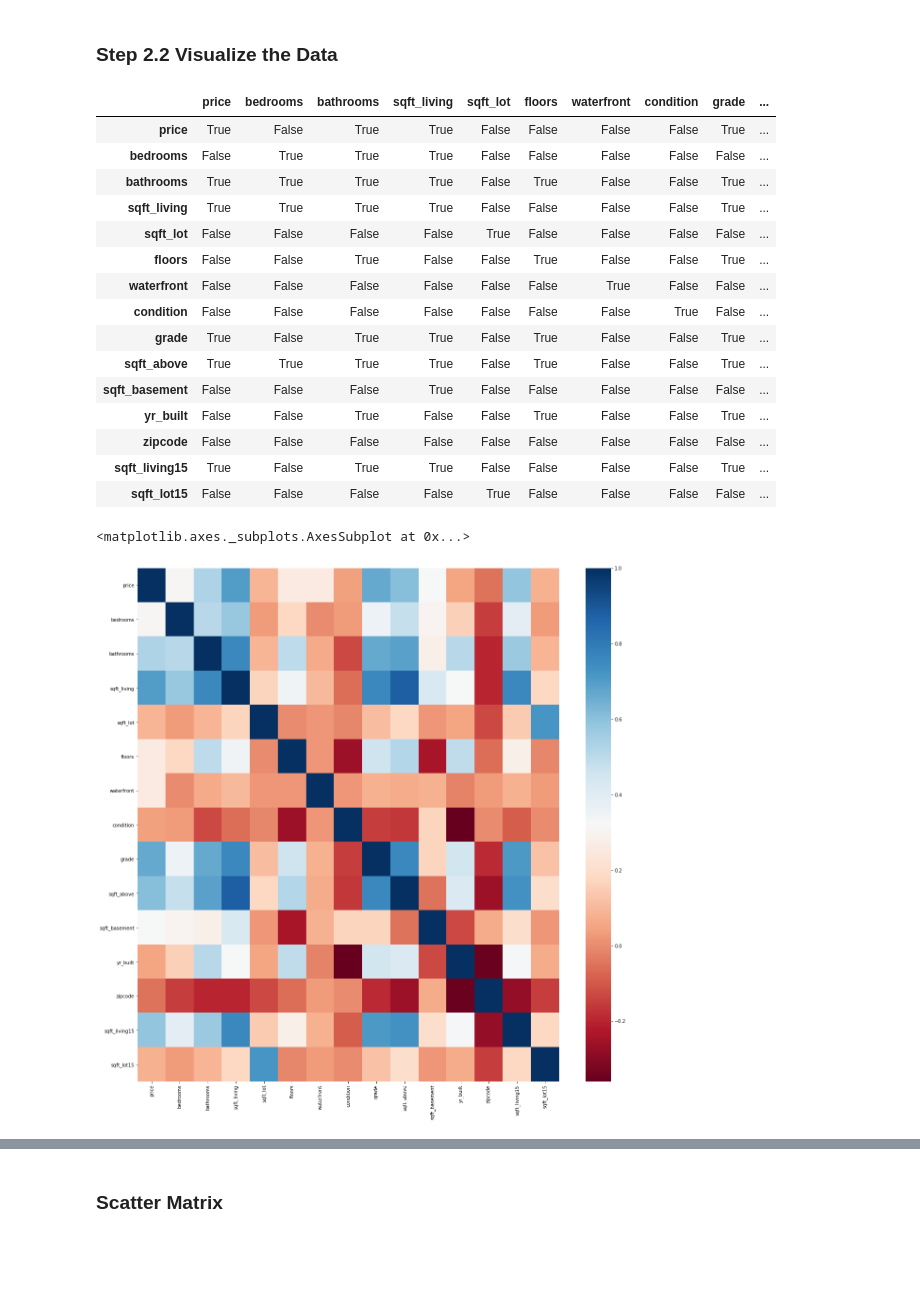
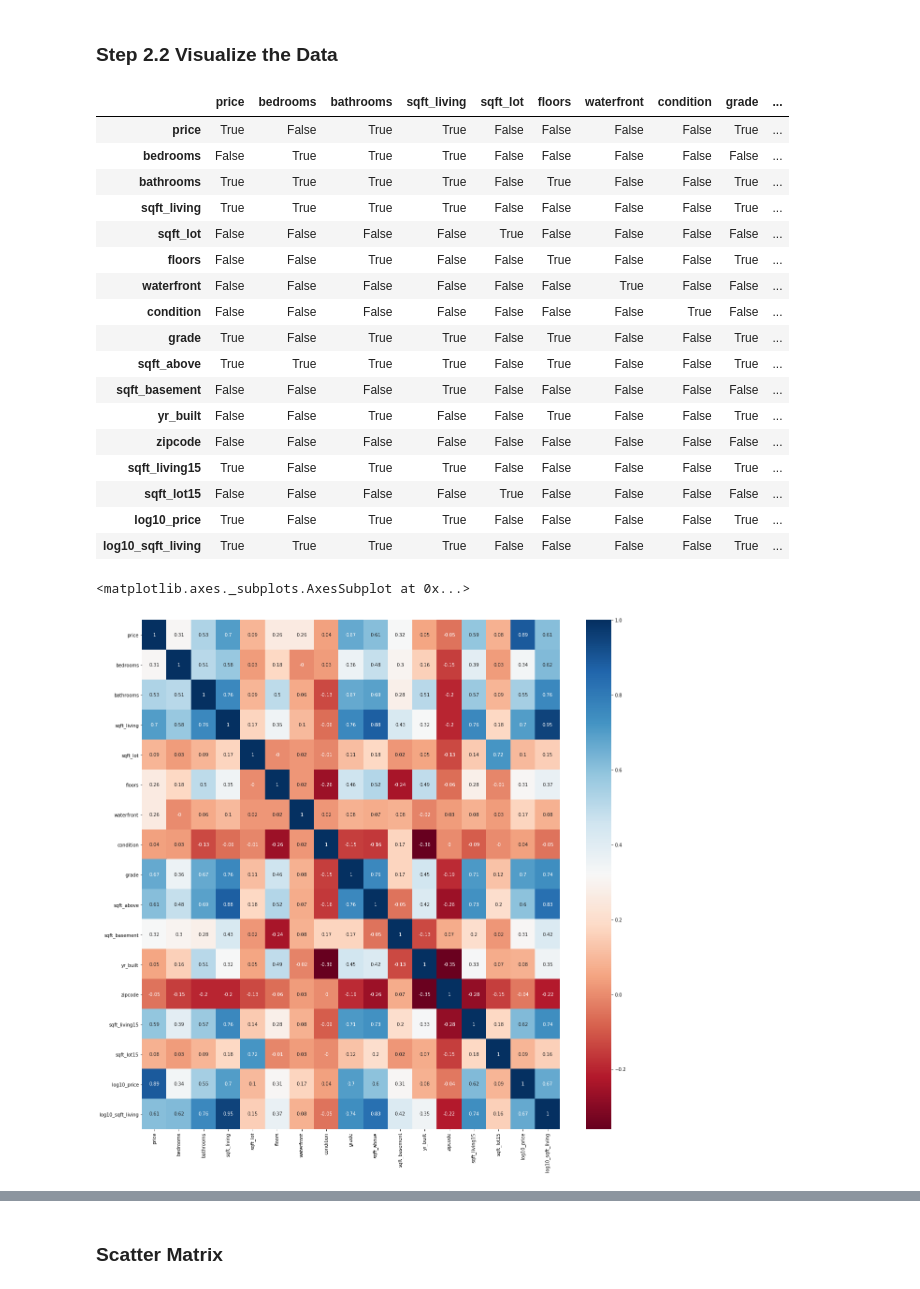
Before and after one commit to bsamaha/KC_Housing_Multivariate_Regression, a Jupyter notebook: Data Exploration.ipynb, the cells around one changed output, grey strips where cells are left out. Drawn from its saved outputs; the diff is of its cells as text; code cells hidden in the pictures; blank space fills up the shorter version.

```diff
--- a/Data Exploration.ipynb
+++ b/Data Exploration.ipynb
@@ -67,29 +67,31 @@ There are a considerable number of outliers in the data that will have an effect
 # %%
 # calculate the correlation matrix
 corr = df.corr().round(2)
 
 # display the correlation matrix
 plt.figure(figsize=(20,20))
 display(corr > .4)
 
 # plot the correlation heatmap
-sns.heatmap(corr, xticklabels=corr.columns, yticklabels=corr.columns, cmap='RdBu')
+sns.heatmap(corr, xticklabels=corr.columns, annot=True, cmap='RdBu')
 # %% [output]
 |  | price | bedrooms | bathrooms | sqft_living | sqft_lot | floors | waterfront | condition | grade | ... |
 | price | True | False | True | True | False | False | False | False | True | ... |
 | bedrooms | False | True | True | True | False | False | False | False | False | ... |
 | bathrooms | True | True | True | True | False | True | False | False | True | ... |
 | sqft_living | True | True | True | True | False | False | False | False | True | ... |
 | sqft_lot | False | False | False | False | True | False | False | False | False | ... |
 | floors | False | False | True | False | False | True | False | False | True | ... |
 | waterfront | False | False | False | False | False | False | True | False | False | ... |
 | condition | False | False | False | False | False | False | False | True | False | ... |
 | grade | True | False | True | True | False | True | False | False | True | ... |
 | sqft_above | True | True | True | True | False | True | False | False | True | ... |
 | sqft_basement | False | False | False | True | False | False | False | False | False | ... |
 | yr_built | False | False | True | False | False | True | False | False | True | ... |
 | zipcode | False | False | False | False | False | False | False | False | False | ... |
 | sqft_living15 | True | False | True | True | False | False | False | False | True | ... |
 | sqft_lot15 | False | False | False | False | True | False | False | False | False | ... |
+| log10_price | True | False | True | True | False | False | False | False | True | ... |
+| log10_sqft_living | True | True | True | True | False | False | False | False | True | ... |
 <matplotlib.axes._subplots.AxesSubplot at 0x...>
-[figure, old version]
+[figure, new version]
```
Also changed, not shown: parts of 10 cells of this notebook, 2 other files.
